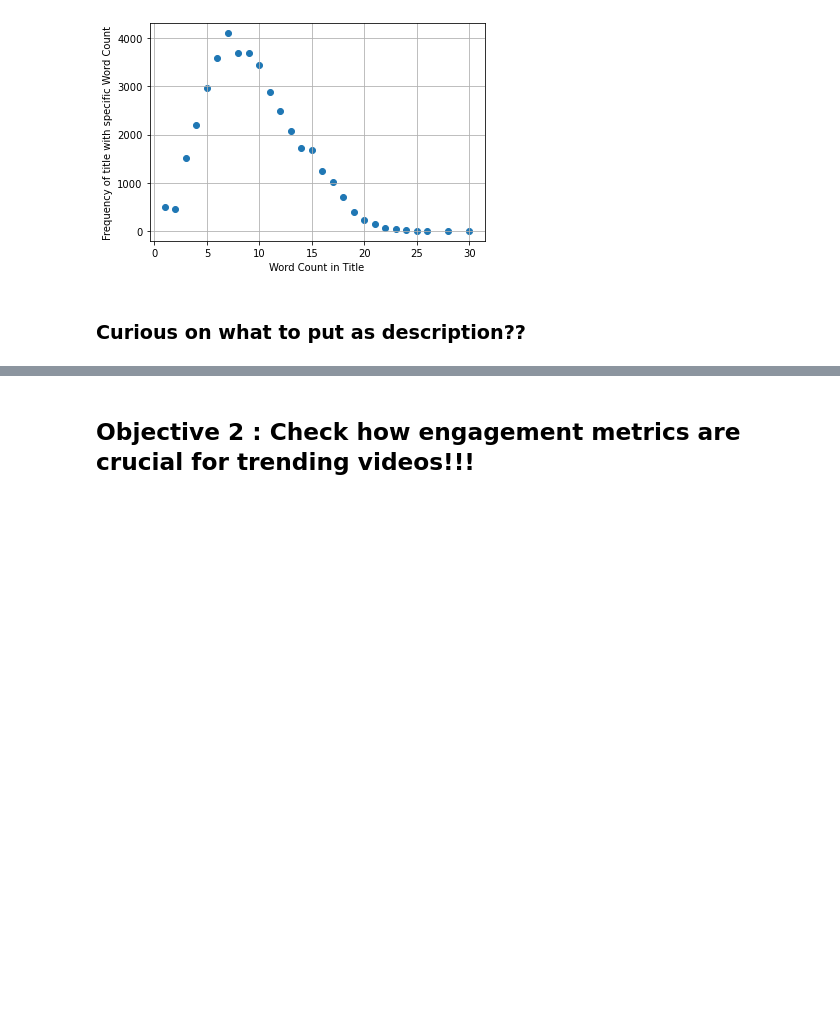
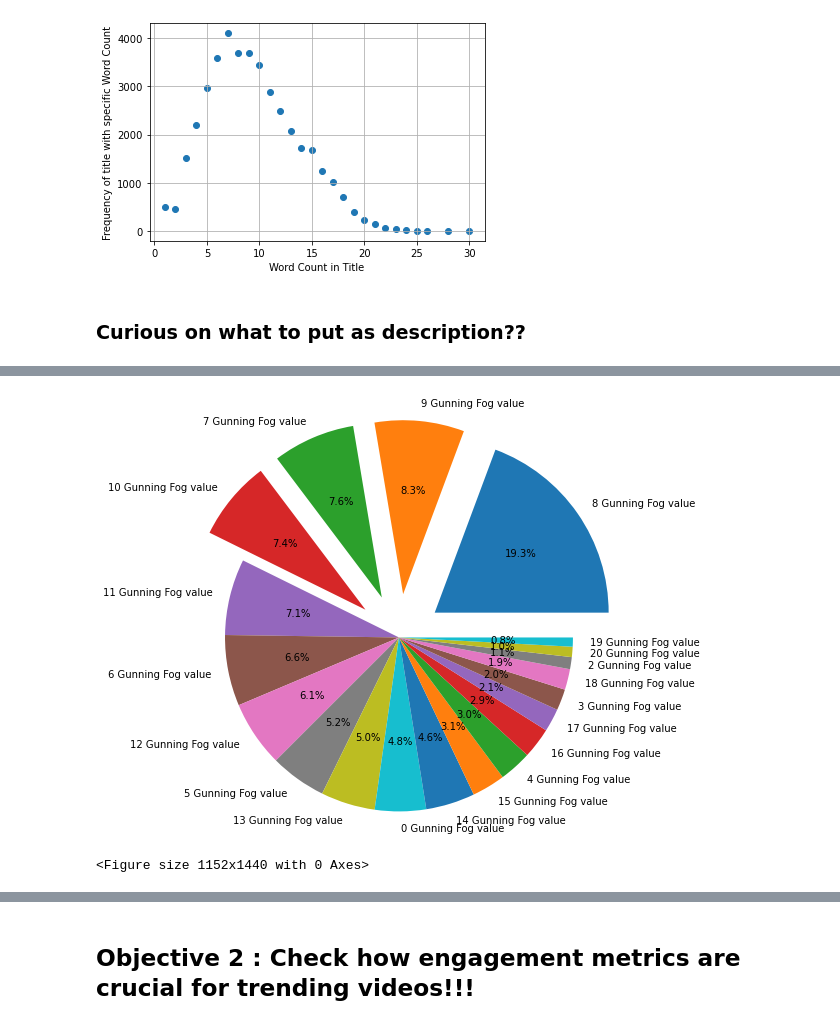
Before and after one commit to aishpatil655/Trending_youtube_Video, a Jupyter notebook: Factor Affecting youtube Videos.ipynb, the cells around one changed output, grey strips where cells are left out. Saved outputs shown, nothing was run; the diff lists cells and outputs as text; code cells hidden in the pictures; blank space fills up the shorter version.

```diff
--- a/Factor Affecting youtube Videos.ipynb
+++ b/Factor Affecting youtube Videos.ipynb
@@ -347,0 +407,3 @@ videoDF["description"][1]
+# %%
+videoCompleteDF= videoCompleteDF[videoCompleteDF["textstat"]<=20]
+videoCompleteDF.head()
@@ -347,0 +430,17 @@ videoDF["description"][1]
+# %%
+videoTextDf = videoCompleteDF.groupby("textstat").count()
+videoTextDf = videoTextDf.sort_values("video_id",ascending=False)
+explode = [0]*16
+explode.insert(0,0.5)
+explode.insert(1,0.5)
+explode.insert(2,0.5)
+explode.insert(3,0.5)
+lables = []
+for length in videoTextDf.index[:20]:
+        lables.append(str(length)+" Gunning Fog value")
+plt.pie(videoLinkLenDf["video_id"][:20],labels=lables,explode=explode, radius=2,autopct='%1.1f%%')
+plt.figure(figsize=(16,20))
+plt.show()
+# %% [output]
+[figure, added]
+<Figure size 1152x1440 with 0 Axes>
```
Also changed, not shown: parts of 28 cells of this notebook.
